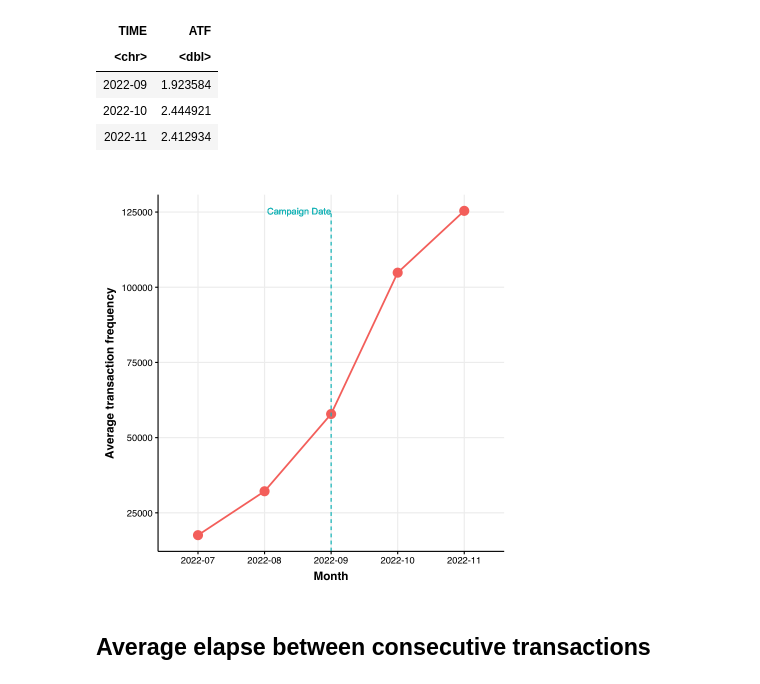
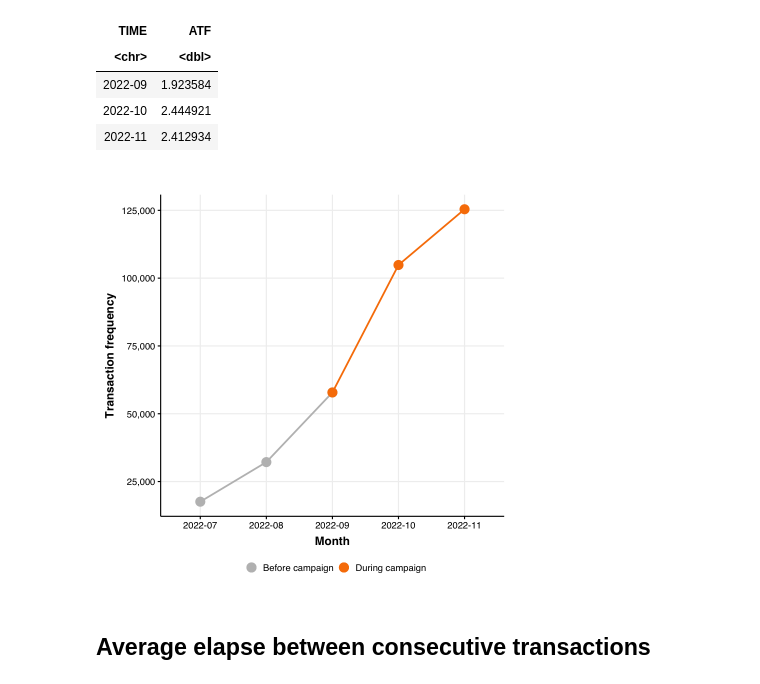
Before and after one commit to VIB-DSC-Data/Topup-dashboard, a Jupyter notebook: Lab.ipynb, the cells around one changed output. Saved outputs shown, nothing was run; the diff lists cells and outputs as text; code cells hidden in the pictures.

```diff
--- a/Lab.ipynb
+++ b/Lab.ipynb
@@ -207,18 +199,19 @@ A tibble: 3 × 2
 # %%
 tmp <- df %>% mutate(TIME = format(TRAN_DATE, "%Y-%m")) %>%
                 group_by(TIME) %>%
                 summarise(ATF = n())
-ggplot(tmp) +
-geom_line(aes(x = TIME, y = ATF, group = 1, color = 'Avg'), size = 1) +
-geom_point(aes(x = TIME, y = ATF, group = 1, color = 'Avg'), size = 5) +
-geom_segment(aes(x = '2022-09', xend = '2022-09',y=-Inf, yend = max(ATF), color = 'Campaign Date'), linetype = 'dashed') +
-geom_text(aes(x = '2022-09', y = max(ATF) - 0.05, label = 'Campaign Date', color = 'Campaign Date'), hjust = 1) +
+ggplot() +
+geom_line(data = tmp %>% filter(TIME %in% c('2022-07','2022-08','2022-09')), aes(x = TIME, y = ATF, group = 1, color = 'Before campaign'), size = 1) +
+geom_point(data = tmp %>% filter(TIME %in% c('2022-07','2022-08','2022-09')), aes(x = TIME, y = ATF, group = 1, color = 'Before campaign'), size = 5) +
+geom_line(data = tmp %>% filter(TIME %in% c('2022-09','2022-10','2022-11')), aes(x = TIME, y = ATF, group = 1, color = 'During campaign'), size = 1) +
+geom_point(data = tmp %>% filter(TIME %in% c('2022-09','2022-10','2022-11')), aes(x = TIME, y = ATF, group = 1, color = 'During campaign'), size = 5) +
+scale_y_continuous(labels = comma) +
 labs(x = 'Month', y = 'Transaction frequency') +
-scale_fill_Publication() +
 theme_Publication() +
-theme(legend.position = 'none')
+scale_color_manual(values = c('grey','#f87f01')) +
+theme(legend.title = element_blank())
 # %% [output]
-[figure, old version]
+[figure, new version]
 # %% [markdown]
 ## Average elapse between consecutive transactions
 # %%
```
Also changed, not shown: parts of 3 cells of this notebook, 4 other files.
